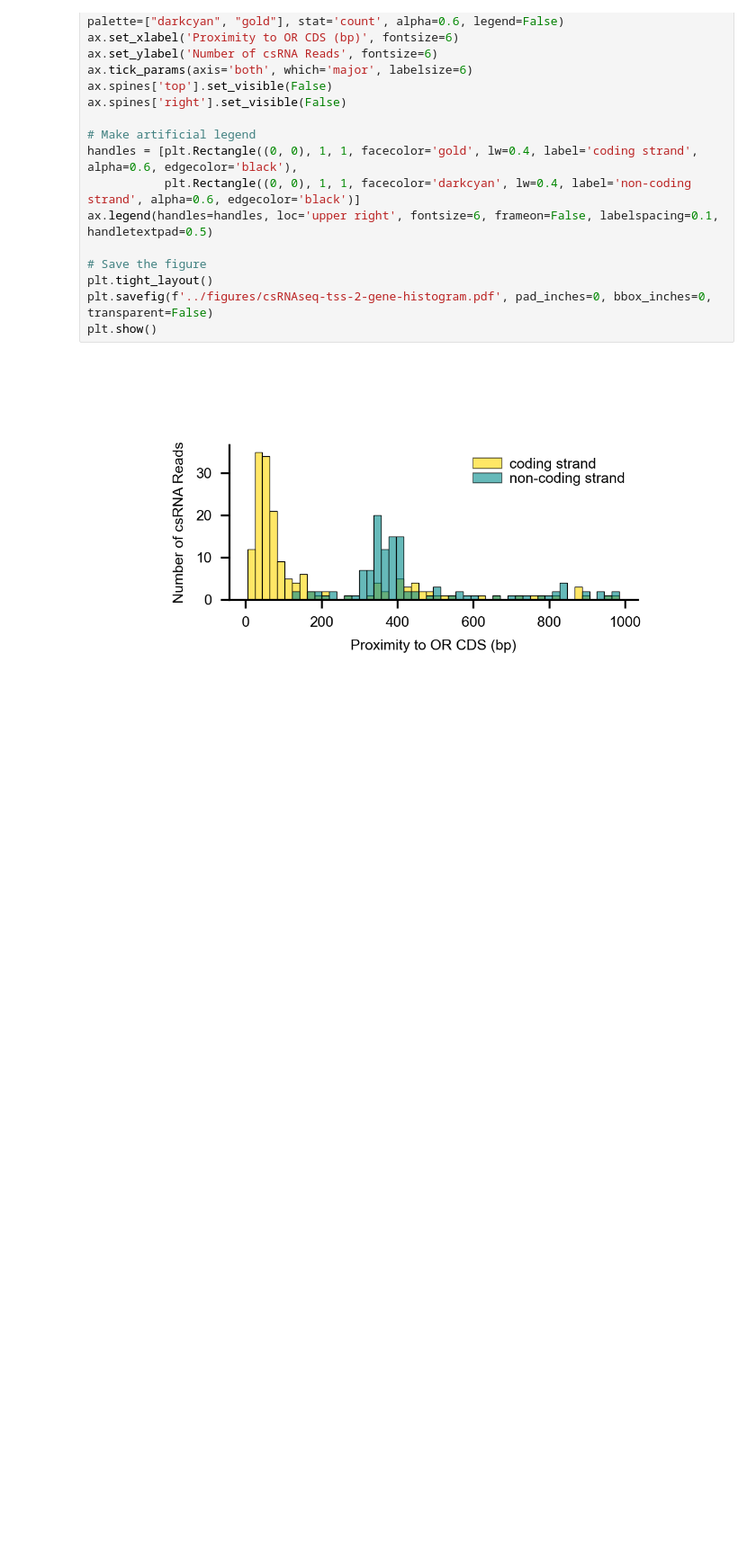
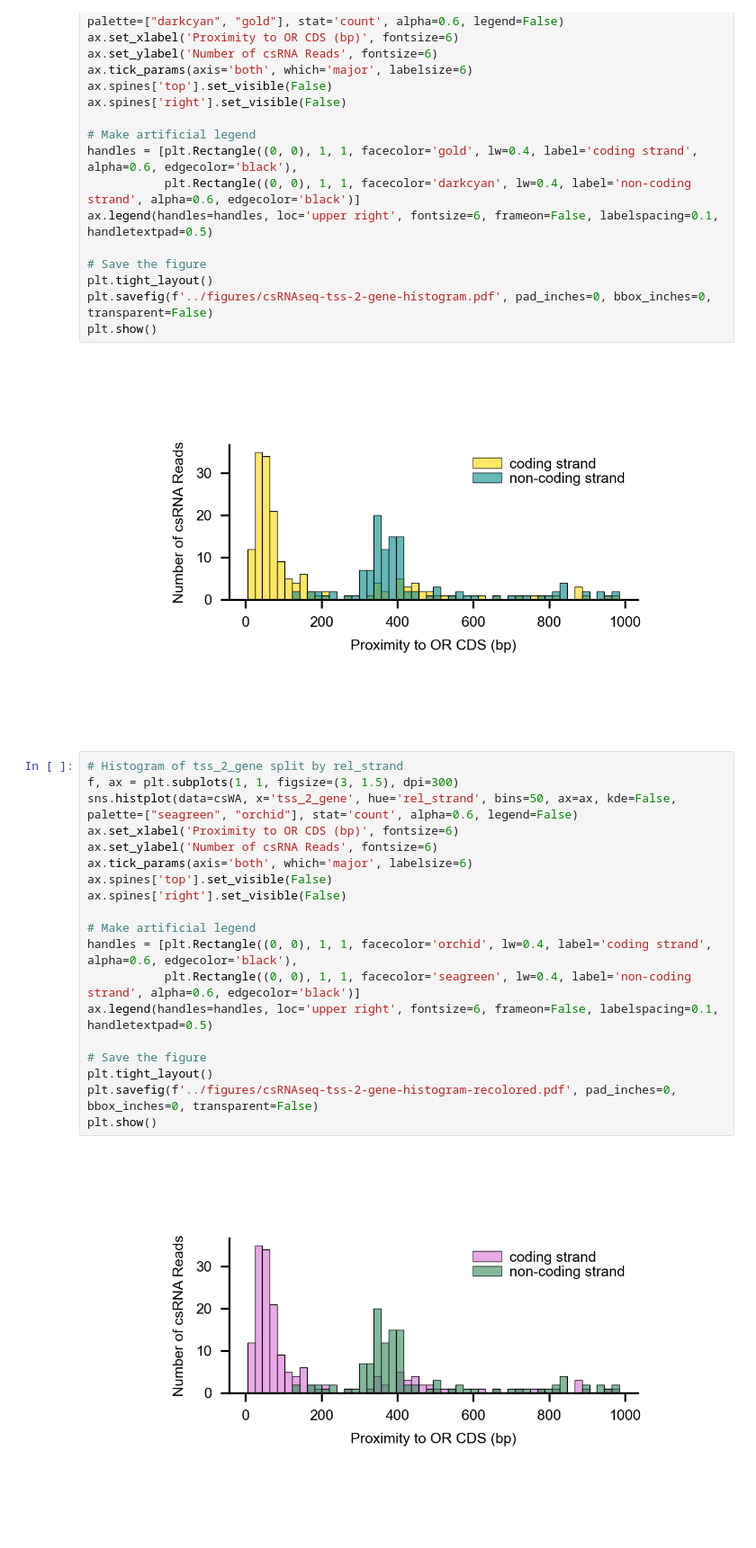
Before and after one commit to Social-Evolution-and-Behavior/Glotzer-Kronauer-2025, a Jupyter notebook: csRNA-seq/csRNAseq-genome-analysis.ipynb, the cells around one changed output. Shown: that part at 90% size. Drawn from its saved outputs; the diff is of its cells as text; blank space fills up the shorter version.

```diff
--- a/csRNA-seq/csRNAseq-genome-analysis.ipynb
+++ b/csRNA-seq/csRNAseq-genome-analysis.ipynb
@@ -730,3 +730,24 @@ plt.savefig(f'../figures/csRNAseq-tss-2-gene-histogram.pdf', pad_inches=0, bbox_
 plt.show()
 # %% [output]
 [figure]
+# %%
+# Histogram of tss_2_gene split by rel_strand
+f, ax = plt.subplots(1, 1, figsize=(3, 1.5), dpi=300)
+sns.histplot(data=csWA, x='tss_2_gene', hue='rel_strand', bins=50, ax=ax, kde=False, palette=["seagreen", "orchid"], stat='count', alpha=0.6, legend=False)
+ax.set_xlabel('Proximity to OR CDS (bp)', fontsize=6)
+ax.set_ylabel('Number of csRNA Reads', fontsize=6)
+ax.tick_params(axis='both', which='major', labelsize=6)
+ax.spines['top'].set_visible(False)
+ax.spines['right'].set_visible(False)
+
+# Make artificial legend
+handles = [plt.Rectangle((0, 0), 1, 1, facecolor='orchid', lw=0.4, label='coding strand', alpha=0.6, edgecolor='black'),
+           plt.Rectangle((0, 0), 1, 1, facecolor='seagreen', lw=0.4, label='non-coding strand', alpha=0.6, edgecolor='black')]
+ax.legend(handles=handles, loc='upper right', fontsize=6, frameon=False, labelspacing=0.1, handletextpad=0.5)
+
+# Save the figure
+plt.tight_layout()
+plt.savefig(f'../figures/csRNAseq-tss-2-gene-histogram-recolored.pdf', pad_inches=0, bbox_inches=0, transparent=False)
+plt.show()
+# %% [output]
+[figure, added]
```
Also changed, not shown: parts of 2 cells of this notebook, 12 other files.
